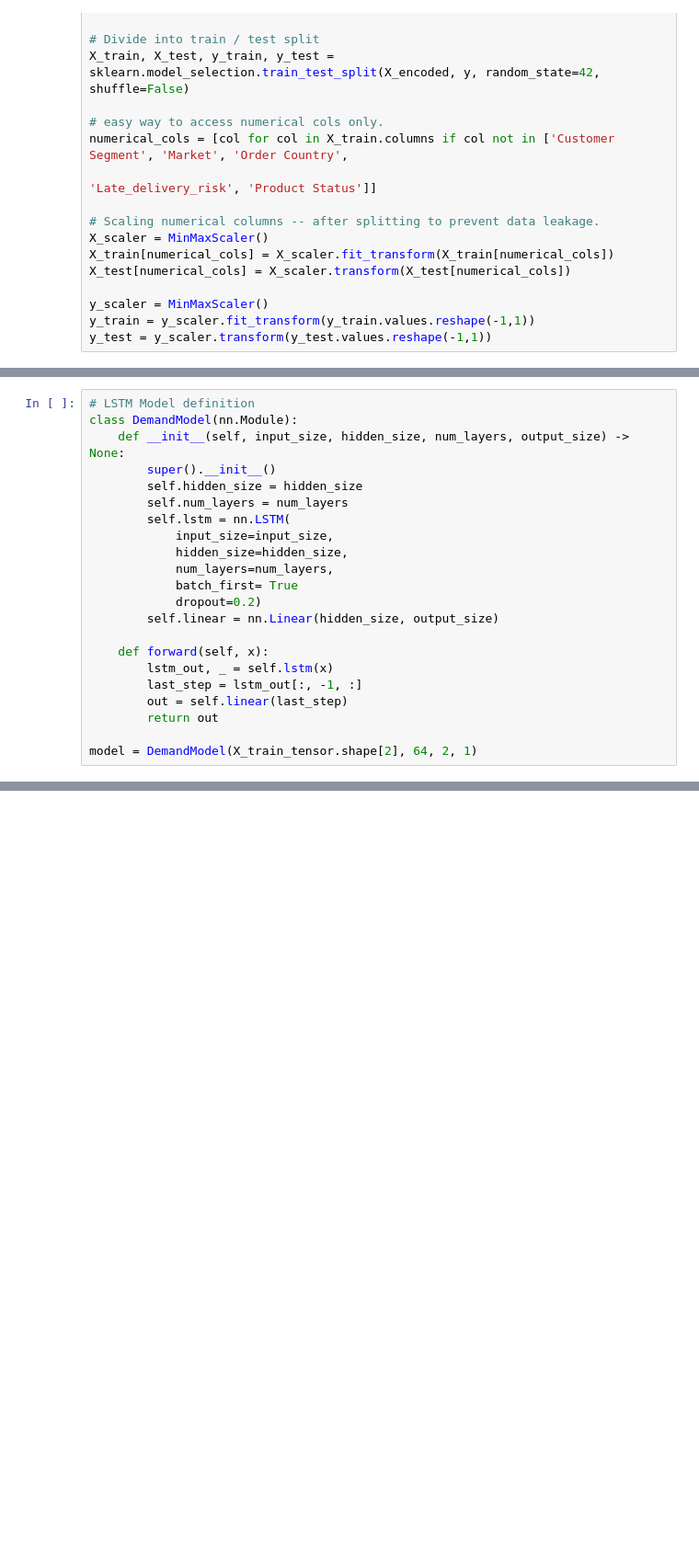
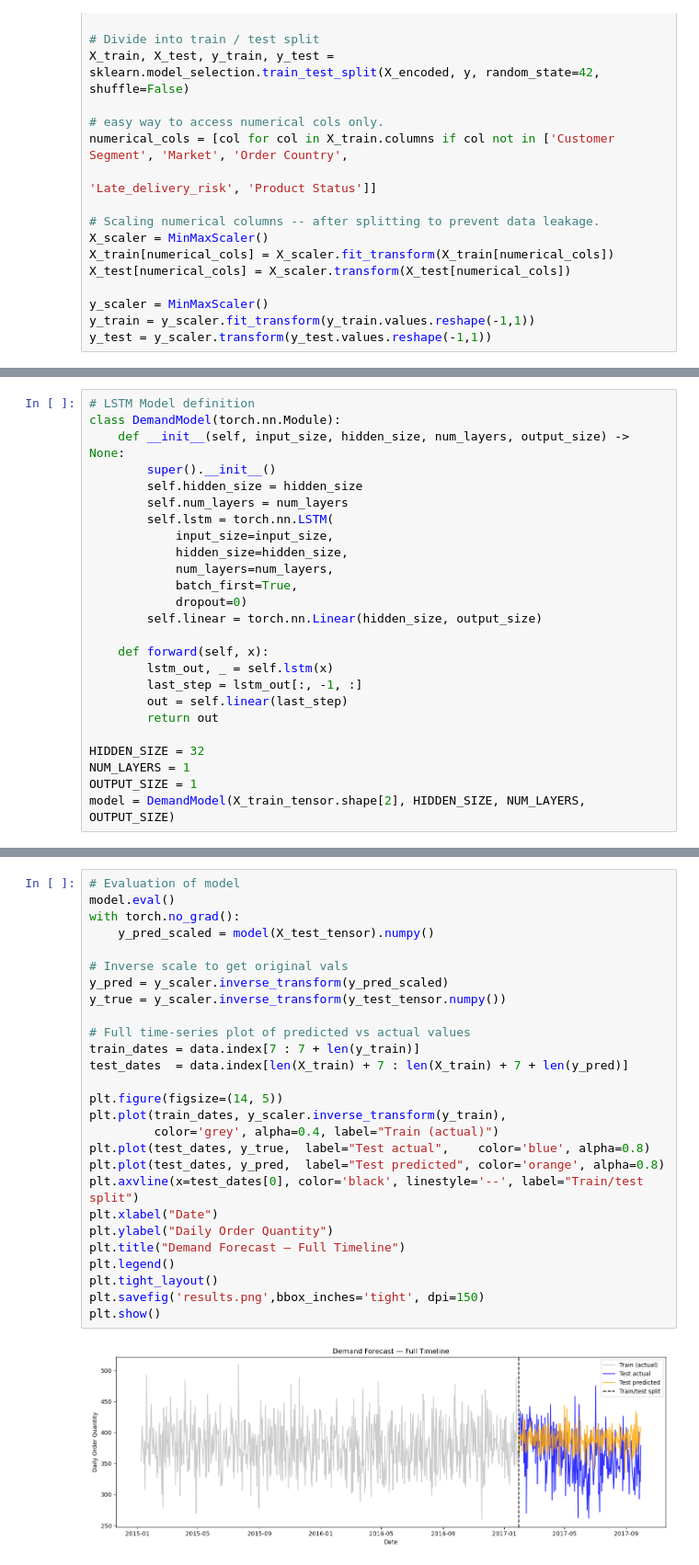
Before and after one commit to Jort-Post/XAI, a Jupyter notebook: demand-forecasting.ipynb, the cells around one changed output, grey strips where cells are left out. Shown at 92% size. Saved outputs shown, nothing was run; the diff lists cells and outputs as text; blank space fills up the shorter version.

```diff
--- a/demand-forecasting.ipynb
+++ b/demand-forecasting.ipynb
@@ -142,17 +128,17 @@ test_loader   = DataLoader(test_dataset,  batch_size=BATCH_SIZE, shuffle=False)
 # %%
 # LSTM Model definition
-class DemandModel(nn.Module):
+class DemandModel(torch.nn.Module):
     def __init__(self, input_size, hidden_size, num_layers, output_size) -> None:
         super().__init__()
         self.hidden_size = hidden_size
         self.num_layers = num_layers
-        self.lstm = nn.LSTM(
+        self.lstm = torch.nn.LSTM(
             input_size=input_size,
             hidden_size=hidden_size,
             num_layers=num_layers,
-            batch_first= True
-            dropout=0.2)
-        self.linear = nn.Linear(hidden_size, output_size)
+            batch_first=True,
+            dropout=0)
+        self.linear = torch.nn.Linear(hidden_size, output_size)
 
     def forward(self, x):
         lstm_out, _ = self.lstm(x)
@@ -160,6 +146,9 @@ class DemandModel(nn.Module):
         out = self.linear(last_step)
         return out
 
-model = DemandModel(X_train_tensor.shape[2], 64, 2, 1)
+HIDDEN_SIZE = 32
+NUM_LAYERS = 1
+OUTPUT_SIZE = 1
+model = DemandModel(X_train_tensor.shape[2], HIDDEN_SIZE, NUM_LAYERS, OUTPUT_SIZE)
 # %%
 # model training
@@ -175,2 +182,31 @@ for epoch in range(epochs):
+# %%
+# Evaluation of model
+model.eval()
+with torch.no_grad():
+    y_pred_scaled = model(X_test_tensor).numpy()
+
+# Inverse scale to get original vals
+y_pred = y_scaler.inverse_transform(y_pred_scaled)
+y_true = y_scaler.inverse_transform(y_test_tensor.numpy())
+
+# Full time-series plot of predicted vs actual values
+train_dates = data.index[7 : 7 + len(y_train)]
+test_dates  = data.index[len(X_train) + 7 : len(X_train) + 7 + len(y_pred)]
+
+plt.figure(figsize=(14, 5))
+plt.plot(train_dates, y_scaler.inverse_transform(y_train),
+         color='grey', alpha=0.4, label="Train (actual)")
+plt.plot(test_dates, y_true,  label="Test actual",    color='blue', alpha=0.8)
+plt.plot(test_dates, y_pred,  label="Test predicted", color='orange', alpha=0.8)
+plt.axvline(x=test_dates[0], color='black', linestyle='--', label="Train/test split")
+plt.xlabel("Date")
+plt.ylabel("Daily Order Quantity")
+plt.title("Demand Forecast — Full Timeline")
+plt.legend()
+plt.tight_layout()
+plt.savefig('results.png',bbox_inches='tight', dpi=150)
+plt.show()
+# %% [output]
+[figure, added]
 # %%
 # Integrated Gradients
```
Also changed, not shown: parts of 10 cells of this notebook, 7 other files.
